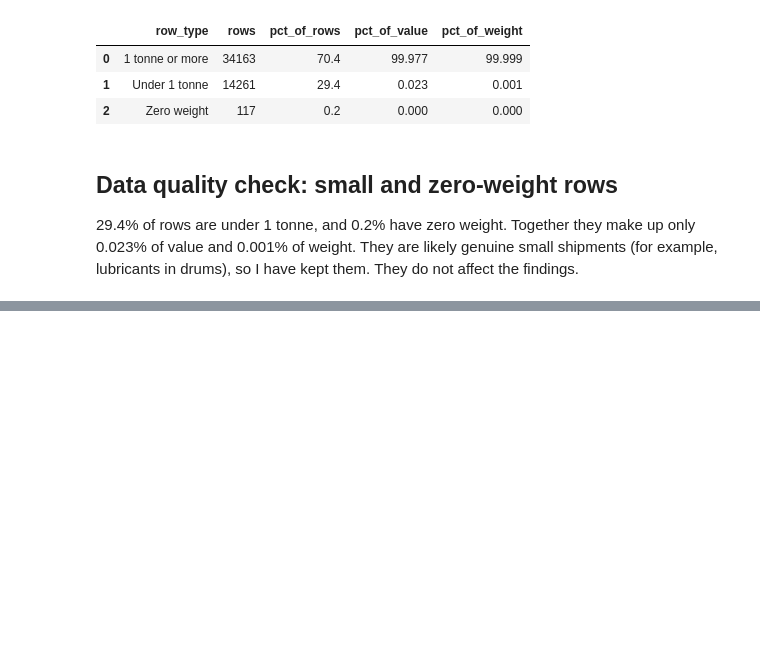
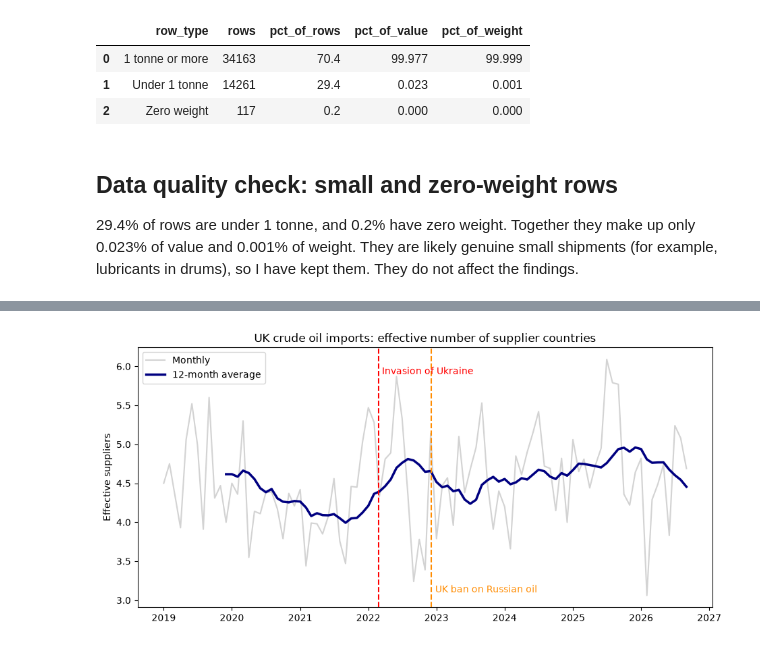
Before and after one commit to sdiggens/uk-oil-imports, a Jupyter notebook: explore.ipynb, the cells around one changed output, grey strips where cells are left out. Drawn from its saved outputs; the diff is of its cells as text; code cells hidden in the pictures; blank space fills up the shorter version.

Commit message:
Add files via upload
Monthly supplier diversity and chart

```diff
--- a/explore.ipynb
+++ b/explore.ipynb
@@ -202,0 +260,26 @@ They are likely genuine small shipments (for example, lubricants in drums), so I
+# %%
+import pandas as pd
+import matplotlib.pyplot as plt
+
+# Turn 201901 into a real date
+monthly["date"] = pd.to_datetime(monthly["MonthId"].astype(str), format="%Y%m")
+
+# 12-month rolling average to smooth out the month-to-month noise
+monthly["rolling_12m"] = monthly["effective_suppliers"].rolling(12).mean()
+
+fig, ax = plt.subplots(figsize=(11, 5))
+ax.plot(monthly["date"], monthly["effective_suppliers"], color="lightgrey", label="Monthly")
+ax.plot(monthly["date"], monthly["rolling_12m"], color="navy", linewidth=2.5, label="12-month average")
+
+# Mark the key events
+ax.axvline(pd.Timestamp("2022-02-24"), color="red", linestyle="--")
+ax.text(pd.Timestamp("2022-03-15"), 5.9, "Invasion of Ukraine", color="red")
+ax.axvline(pd.Timestamp("2022-12-05"), color="darkorange", linestyle="--")
+ax.text(pd.Timestamp("2022-12-25"), 3.1, "UK ban on Russian oil", color="darkorange")
+
+ax.set_title("UK crude oil imports: effective number of supplier countries")
+ax.set_ylabel("Effective suppliers")
+ax.legend()
+plt.show()
+# %% [output]
+[figure, added]
```
Also changed, not shown: parts of 2 cells of this notebook.
